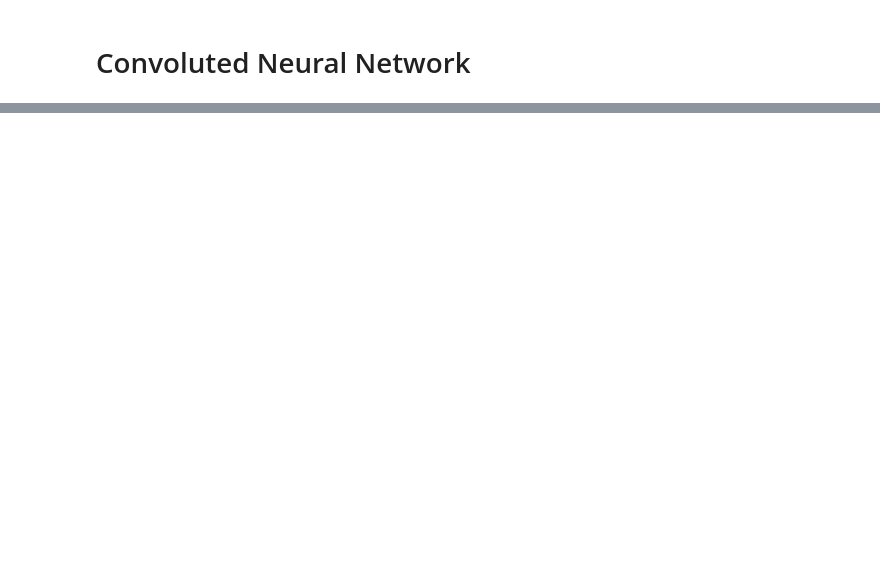
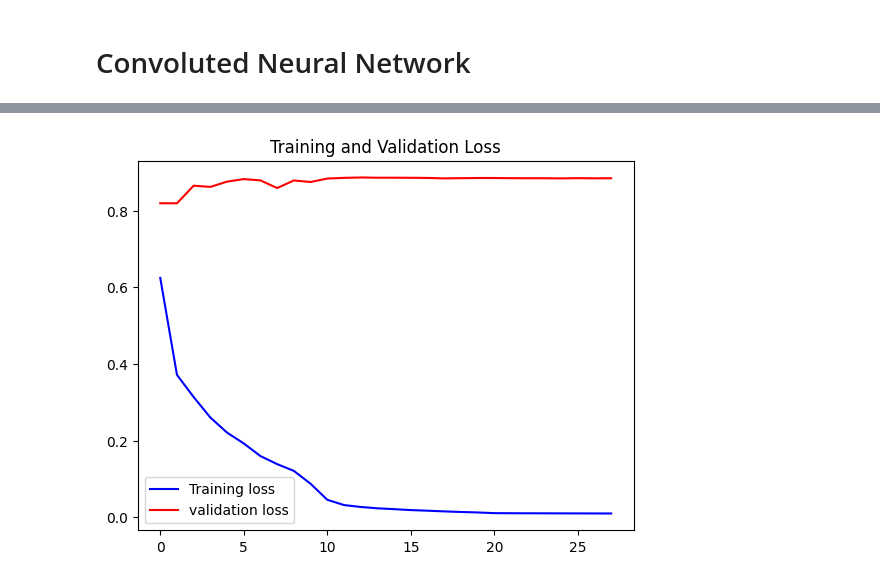
Before and after one commit to AnnaMariaGnat/ML_Project, a Jupyter notebook: Notebooks/03-CNN/04-CNN.ipynb, the cells around one changed output, grey strips where cells are left out. Saved outputs shown, nothing was run; the diff lists cells and outputs as text; code cells hidden in the pictures; blank space fills up the shorter version.

```diff
--- a/Notebooks/03-CNN/04-CNN.ipynb
+++ b/Notebooks/03-CNN/04-CNN.ipynb
@@ -341,0 +25,7 @@ main(retrain, plot, epoch_num, learn, wd, sched, opt, mom)
+# %%
+''' Load the dataset '''
+
+dataset = np.load(os.path.join(datasets_path, 'fashion_train.npy'))
+print("Dataset shape: ", dataset.shape)
+dataset_test = np.load(os.path.join(datasets_path, 'fashion_test.npy'))
+print("Dataset shape: ", dataset_test.shape)
@@ -341,0 +35,5 @@ main(retrain, plot, epoch_num, learn, wd, sched, opt, mom)
+# %%
+X = dataset[:, :-1]  # Define the images as all columns except the last one
+y = dataset[:, -1] # Define the labels as the last column
+X_test = dataset_test[:, :-1]
+y_test = dataset_test[:, -1]
@@ -341,0 +58,5 @@ main(retrain, plot, epoch_num, learn, wd, sched, opt, mom)
+# %%
+# scaling the images
+scaler = pre.StandardScaler()
+X = scaler.fit_transform(X)
+X_test = scaler.fit_transform(X_test)
@@ -341,0 +65,9 @@ main(retrain, plot, epoch_num, learn, wd, sched, opt, mom)
+# %%
+cnn_model = CNN()
+
+if os.path.exists('trained_models/cnn_model'):
+    cnn_model.load_model('cnn_model')
+else:
+    # cnn_model.fit(X, y)
+    cnn_model.fit(X, y, X_test, y_test) # include test set for validation for plotting
+    cnn_model.save_model('cnn_model')
@@ -341,0 +98,11 @@ main(retrain, plot, epoch_num, learn, wd, sched, opt, mom)
+# %%
+# Plot the loss and accuracy curves for training and validation
+import matplotlib.pyplot as plt
+plt.plot(cnn_model.history['loss'], color='b', label="Training loss")
+plt.plot(cnn_model.history['val_loss'], color='r', label="validation loss")
+plt.title("Training and Validation Loss")
+plt.legend(loc='best')
+plt.savefig(os.path.join(home_directory,'Exported_Data/CNN_loss.png'), dpi=500)
+plt.show()
+# %% [output]
+[figure, added]
```
Also changed, not shown: parts of 15 cells of this notebook, 19 other files.
